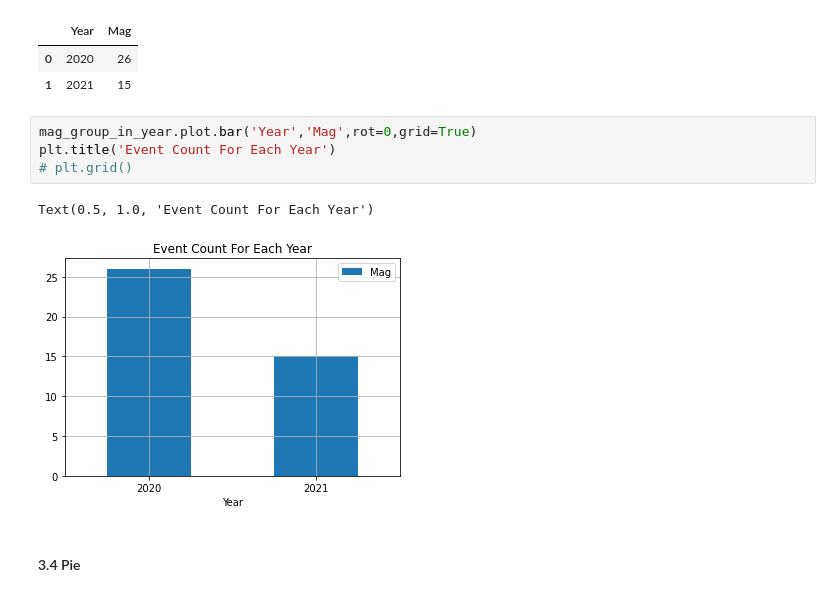
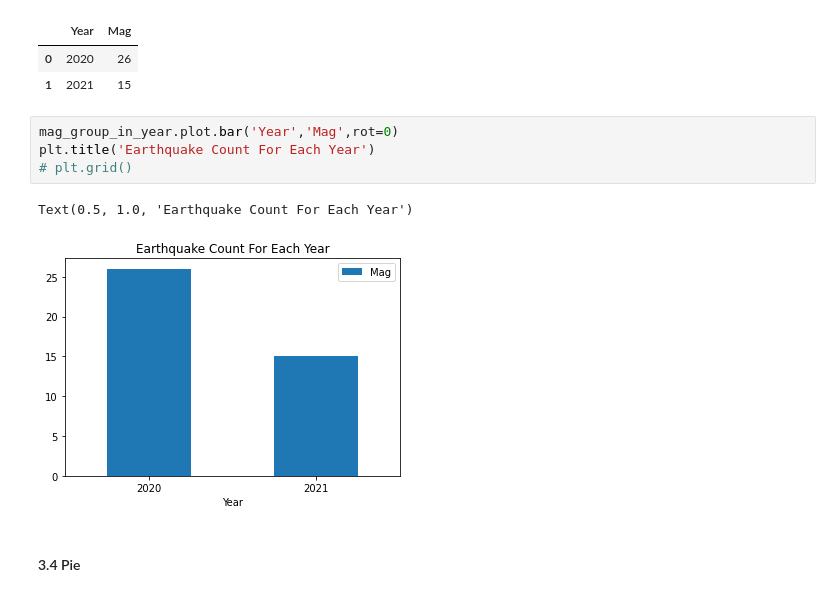
Before and after one commit to auliakhalqillah/Introduction-to-Python, a Jupyter notebook: py_tutorial.ipynb, the cells around one changed output. Drawn from its saved outputs; the diff is of its cells as text.

```diff
--- a/py_tutorial.ipynb
+++ b/py_tutorial.ipynb
@@ -831,12 +840,12 @@ mag_group_in_year.head()
 | 0 | 2020 | 26 |
 | 1 | 2021 | 15 |
 # %%
-mag_group_in_year.plot.bar('Year','Mag',rot=0,grid=True)
-plt.title('Event Count For Each Year')
+mag_group_in_year.plot.bar('Year','Mag',rot=0)
+plt.title('Earthquake Count For Each Year')
 # plt.grid()
 # %% [output]
-Text(0.5, 1.0, 'Event Count For Each Year')
+Text(0.5, 1.0, 'Earthquake Count For Each Year')
-[figure, old version]
+[figure, new version]
 # %% [markdown]
 #### 3.4 Pie
 # %% [markdown]
```
Also changed, not shown: parts of 22 cells of this notebook.
